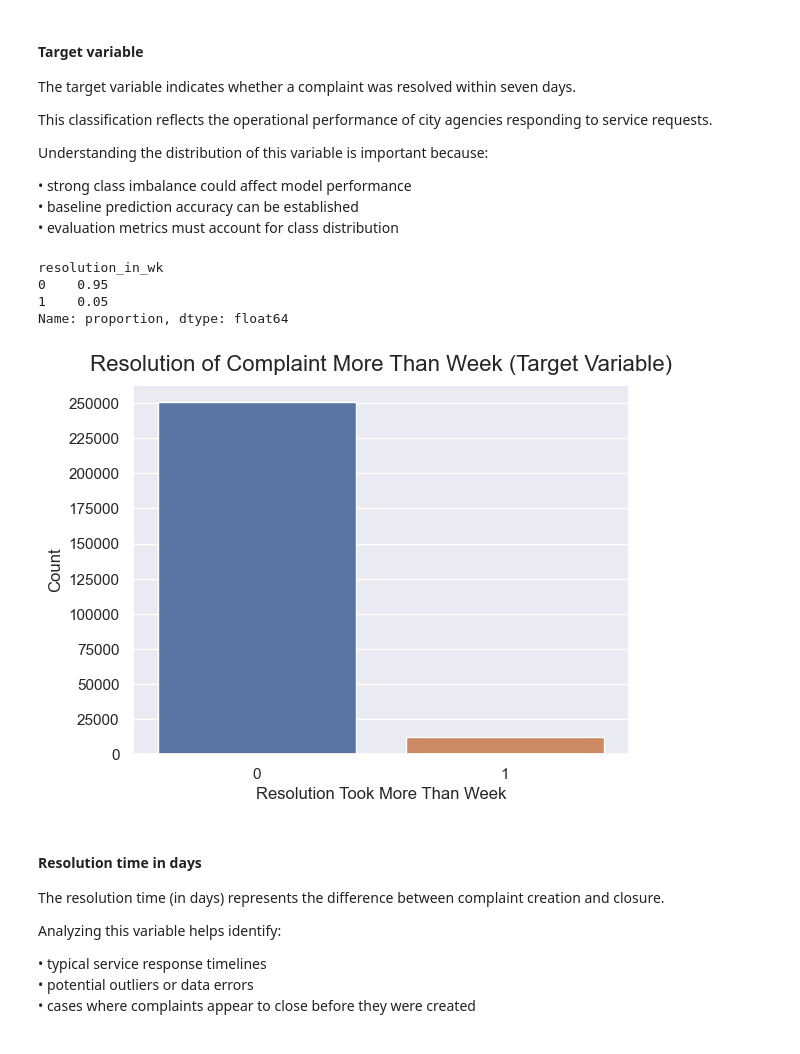
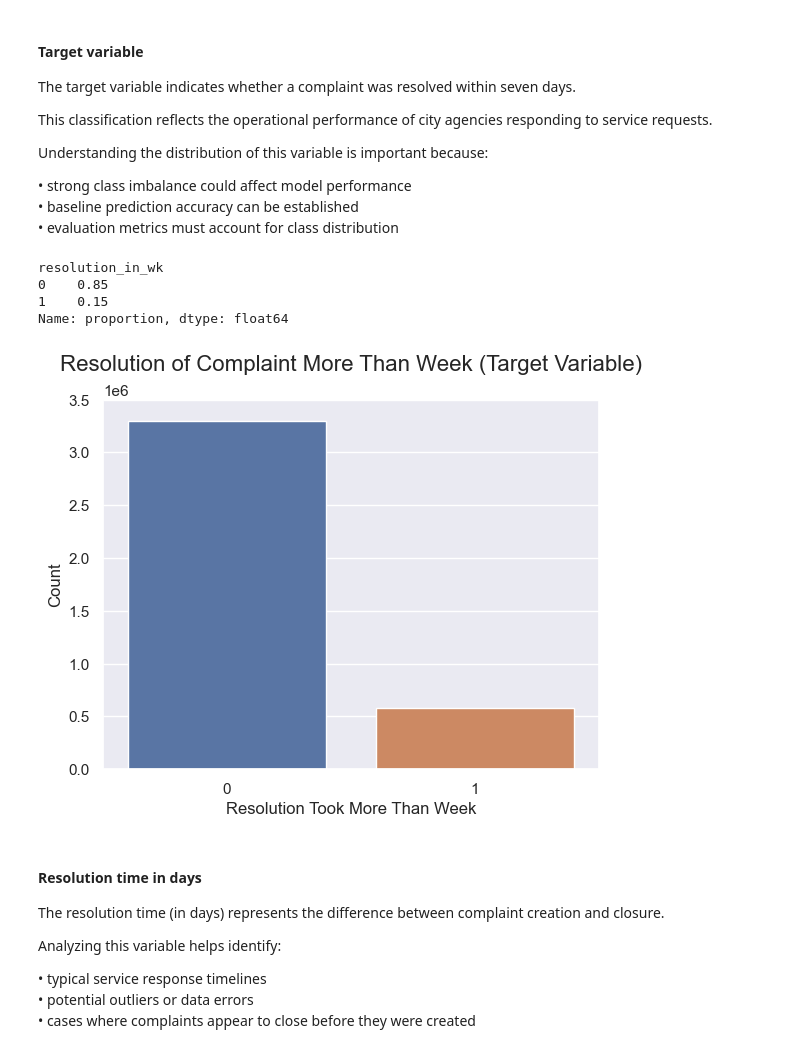
Before and after one commit to jac6779/nyc-311-ml-api, a Jupyter notebook: notebooks/02_nyc_311_project_exploratory_analysis.ipynb, the cells around one changed output. Cells and saved outputs as stored; diff of their text form; code cells hidden in the pictures.

```diff
--- a/notebooks/02_nyc_311_project_exploratory_analysis.ipynb
+++ b/notebooks/02_nyc_311_project_exploratory_analysis.ipynb
@@ -52,16 +55,15 @@ Using the preprocessed dataset ensures that:
 This allows the exploratory analysis to focus on understanding patterns relevant to prediction rather than data cleaning.
 # %%
 # File paths
-from pathlib import Path
-
 PROJECT_ROOT = Path.cwd().resolve().parent
-DATA_DIR = PROJECT_ROOT / "data"
+CLEAN_DATA_DIR = PROJECT_ROOT / "data/clean_data"
+RAW_DATA_DIR = PROJECT_ROOT / "data/raw_data"
 MODELS_DIR = PROJECT_ROOT / "models"
 SRC_DIR = PROJECT_ROOT / "src"
 DEPLOYMENT_DIR = PROJECT_ROOT / "deployment"
 # %%
 # Save data as parquet file
-data = pd.read_parquet(DATA_DIR / "01_nyc_info_preprocessing.parquet")
+data = pd.read_parquet(CLEAN_DATA_DIR / "01_nyc_info_preprocessing.parquet")
 # %%
 # Show first five rows of data
 data.head(5)
@@ -124,19 +126,19 @@ Understanding the distribution of this variable is important because:
 data["resolution_in_wk"].value_counts(normalize=True).round(2)
 # %% [output]
 resolution_in_wk
-0    0.95
-1    0.05
+0    0.85
+1    0.15
 Name: proportion, dtype: float64
 # %%
 # Visualize target variable
 sns.countplot(data, x="resolution_in_wk", hue="resolution_in_wk", legend=False)
 plt.title("Resolution of Complaint More Than Week (Target Variable)", fontsize=16, pad=10)
 plt.xlabel("Resolution Took More Than Week")
 plt.ylabel("Count")
-plt.yticks(np.arange(0, 260000, 25000))
+plt.yticks(np.arange(0, 3800000, 500000))
 plt.show()
 # %% [output]
-[figure, old version]
+[figure, new version]
 # %% [markdown]
 #### Resolution time in days
 The resolution time (in days) represents the difference between complaint creation and closure.
```
Also changed, not shown: parts of 17 cells of this notebook, 13 other files.
